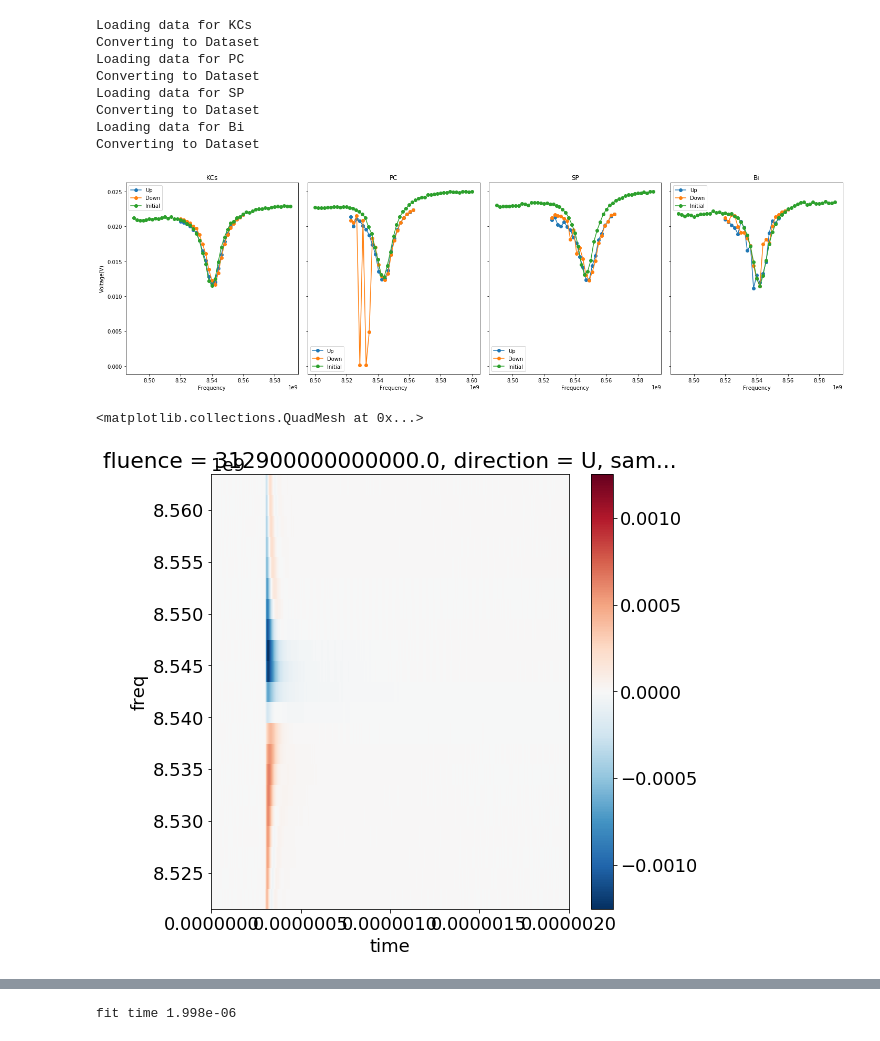
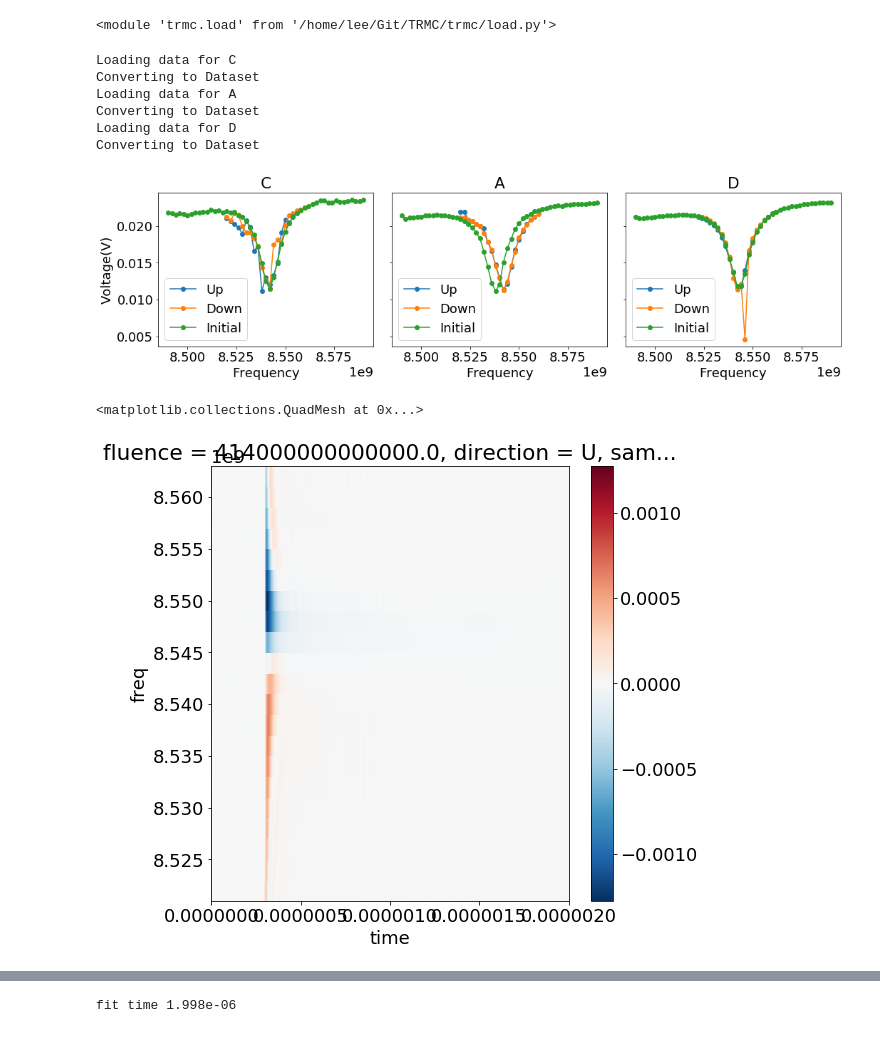
Before and after one commit to aspitarl/TRMC, a Jupyter notebook: FreqFluence.ipynb, the cells around one changed output, grey strips where cells are left out. Saved outputs shown, nothing was run; the diff lists cells and outputs as text; code cells hidden in the pictures.

Commit message:
add new Bi sampe data sets

```diff
--- a/FreqFluence.ipynb
+++ b/FreqFluence.ipynb
@@ -100,13 +83,16 @@ def vsplotxr(timesel, dvs, vss = None, fits = None, v0 = None, v0_fit = None):
 
     return fig, axes
 # %%
-basedir = '/home/lee/OneDrive/Data/TRMC/Refined/Freqdep/'
+basedir = '/home/lee/OneDrive/Data/TRMC/Refined/freqdep/'
 
 fps = {
-    'KCs' :  basedir + 'KCs/',
-    'PC' :  basedir + 'PC/',
-    'SP' :  basedir + 'SP/',
-    'Bi' : basedir + 'Bi_C_R2/'
+#     'KCs' :  basedir + 'KCs/',
+#     'PC' :  basedir + 'PC/',
+#     'SP' :  basedir + 'SP/',
+    'C' : basedir + 'Bi_C_2/',
+    'A' : basedir + 'Bi_A_2/',
+    'D' : basedir + 'Bi_D_2/',
+
 }
 
 # os.listdir(fps['SP'])
@@ -215,3 +201,8 @@ No handles with labels found to put in legend.
+# %%
+import importlib
+importlib.reload(load)
+# %% [output]
+<module 'trmc.load' from '/home/lee/Git/TRMC/trmc/load.py'>
 # %%
 das = []
 das_bv = []
@@ -235,14 +226,12 @@ for samp in fps:
 da_dv = xr.concat(das, dim = 'sample')
 da_bv = xr.concat(das_bv,dim = 'sample')
 # %% [output]
-Loading data for KCs
+Loading data for C
 Converting to Dataset
-Loading data for PC
+Loading data for A
 Converting to Dataset
-Loading data for SP
+Loading data for D
 Converting to Dataset
-Loading data for Bi
-Converting to Dataset
 # %%
 size = len(fps)
 fig, axes = plt.subplots(1,size, figsize = (5*size,1.5*size) , sharey = True)
@@ -260,13 +249,13 @@ for i, samp in enumerate(fps):
     if i == 0: axes[i].set_ylabel('Voltage(V)')
 fig.tight_layout()
 # %% [output]
-[figure, old version]
+[figure, new version]
 # %%
-data = da_dv.sel(sample = 'PC', direction = 'U').dropna(dim = 'fluence', how = 'all').isel(fluence = -1).dropna(dim = 'freq', how = 'all')
+data = da_dv.sel(sample = 'D', direction = 'U').dropna(dim = 'fluence', how = 'all').isel(fluence = -1).dropna(dim = 'freq', how = 'all')
 data.plot()
 # %% [output]
 <matplotlib.collections.QuadMesh at 0x...>
-[figure, old version]
+[figure, new version]
 # %%
 fig, ax = plt.subplots()
 
```
Also changed, not shown: parts of 10 cells of this notebook.
